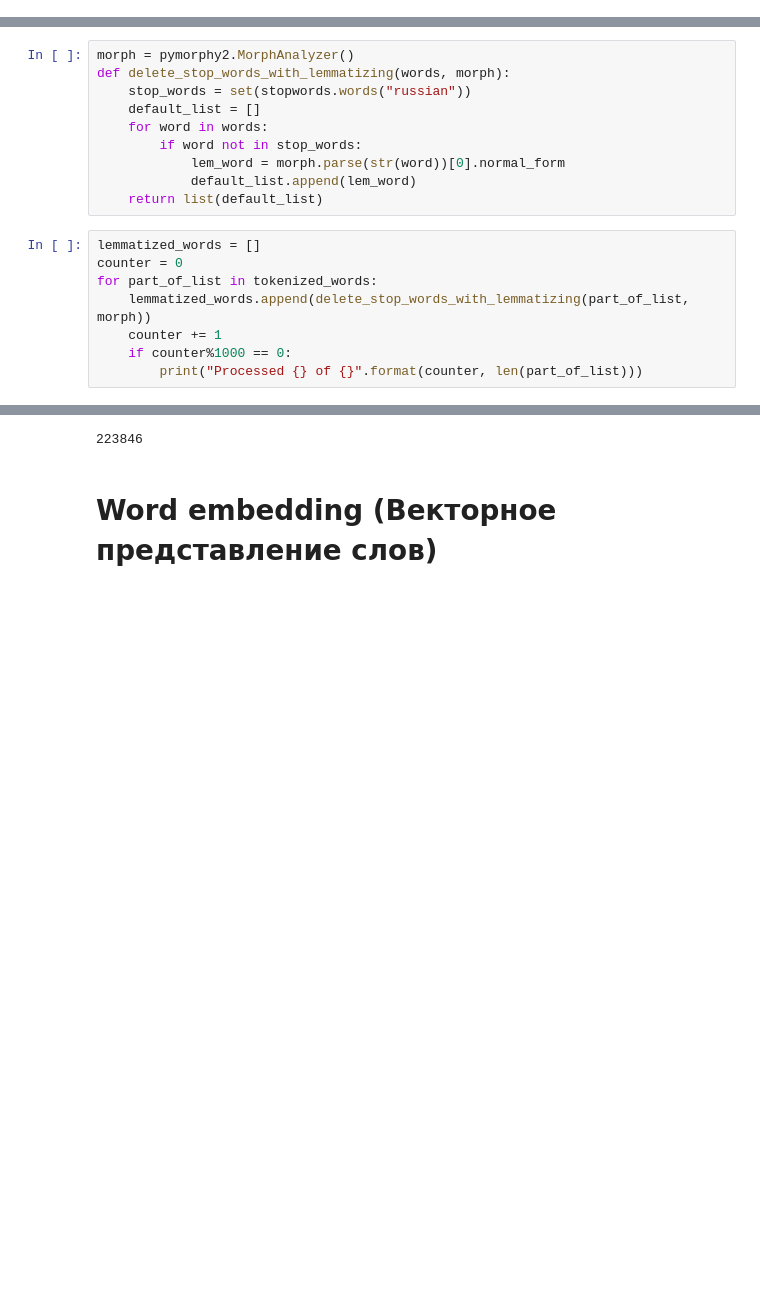
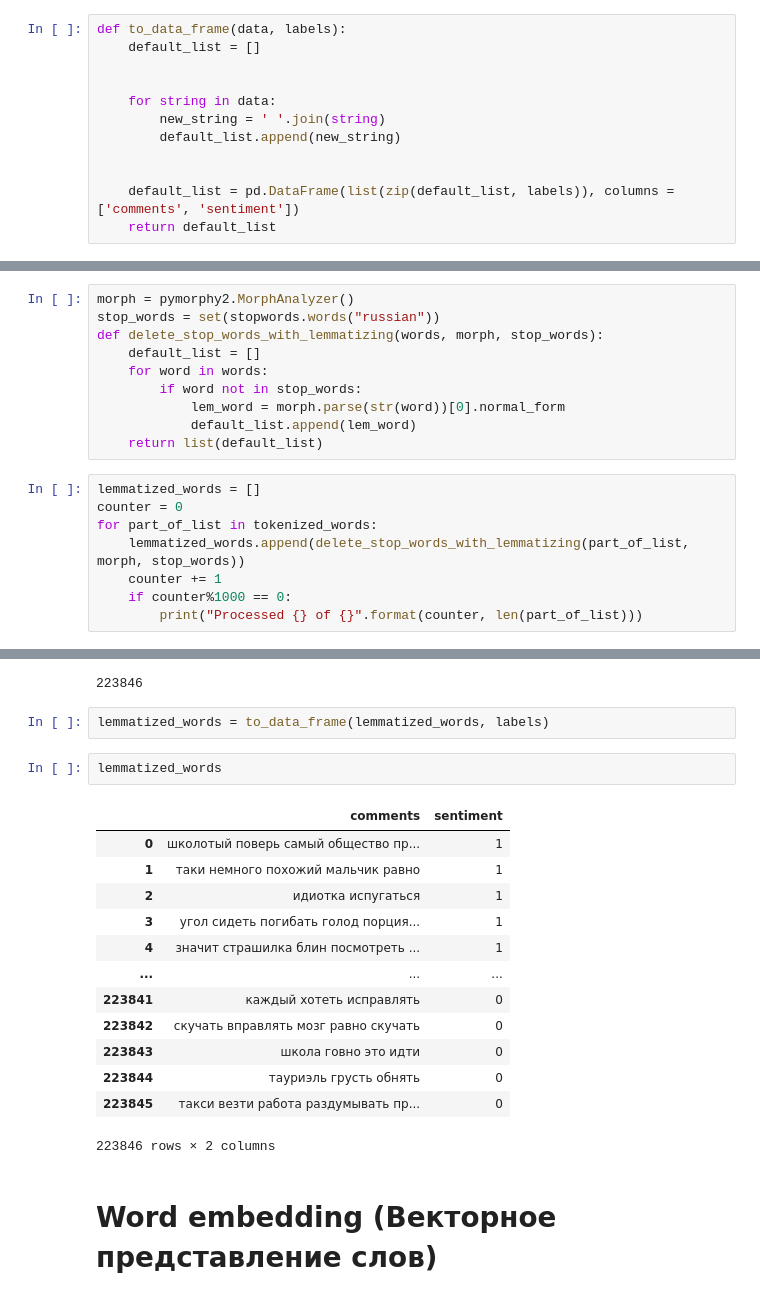
Before and after one commit to sh1n0b1n0m0n0/vk_parser, a Jupyter notebook: VK_Sentimental_Analysis.ipynb, the cells around one changed output, grey strips where cells are left out. Drawn from its saved outputs; the diff is of its cells as text; blank space fills up the shorter version.

```diff
--- a/VK_Sentimental_Analysis.ipynb
+++ b/VK_Sentimental_Analysis.ipynb
@@ -196,6 +173,18 @@ def delete_stop_words_with_stemming(words, stop_words):
             default_list.append(stemmed_word)
 
     return list(default_list)
+# %%
+def to_data_frame(data, labels):
+    default_list = []
+
+
+    for string in data:
+        new_string = ' '.join(string)
+        default_list.append(new_string)
+
+
+    default_list = pd.DataFrame(list(zip(default_list, labels)), columns =['comments', 'sentiment'])
+    return default_list
 # %%
 stemmed_words = []
 counter = 0
@@ -233,7 +224,7 @@ import pymorphy2
 # %%
 morph = pymorphy2.MorphAnalyzer()
-def delete_stop_words_with_lemmatizing(words, morph):
-    stop_words = set(stopwords.words("russian"))
+stop_words = set(stopwords.words("russian"))
+def delete_stop_words_with_lemmatizing(words, morph, stop_words):
     default_list = []
     for word in words:
         if word not in stop_words:
@@ -244,7 +235,7 @@ def delete_stop_words_with_lemmatizing(words, morph):
 lemmatized_words = []
 counter = 0
 for part_of_list in tokenized_words:
-    lemmatized_words.append(delete_stop_words_with_lemmatizing(part_of_list, morph))
+    lemmatized_words.append(delete_stop_words_with_lemmatizing(part_of_list, morph, stop_words))
     counter += 1
     if counter%1000 == 0:
         print("Processed {} of {}".format(counter, len(part_of_list)))
@@ -270,6 +261,24 @@ Processed 223000 of 5
 len(lemmatized_words)
 # %% [output]
 223846
+# %%
+lemmatized_words = to_data_frame(lemmatized_words, labels)
+# %%
+lemmatized_words
+# %% [output]
+|  | comments | sentiment |
+| 0 | школотый поверь самый общество пр... | 1 |
+| 1 | таки немного похожий мальчик равно | 1 |
+| 2 | идиотка испугаться | 1 |
+| 3 | угол сидеть погибать голод порция... | 1 |
+| 4 | значит страшилка блин посмотреть ... | 1 |
+| ... | ... | ... |
+| 223841 | каждый хотеть исправлять | 0 |
+| 223842 | скучать вправлять мозг равно скучать | 0 |
+| 223843 | школа говно это идти | 0 |
+| 223844 | тауриэль грусть обнять | 0 |
+| 223845 | такси везти работа раздумывать пр... | 0 |
+223846 rows × 2 columns
 # %% [markdown]
 # Word embedding (Векторное представление слов)
 # %% [markdown]
```
Also changed, not shown: parts of 30 cells of this notebook.
